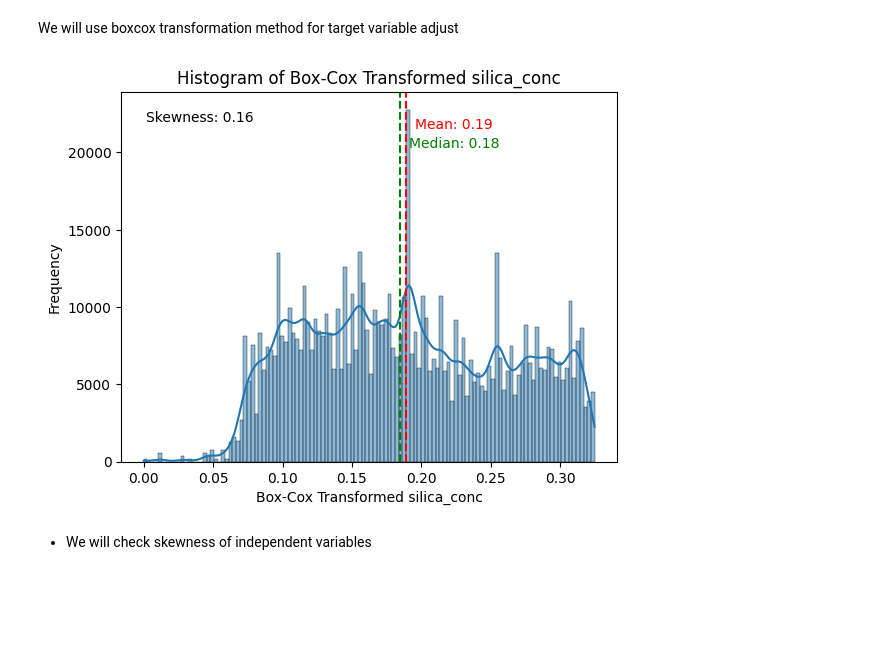
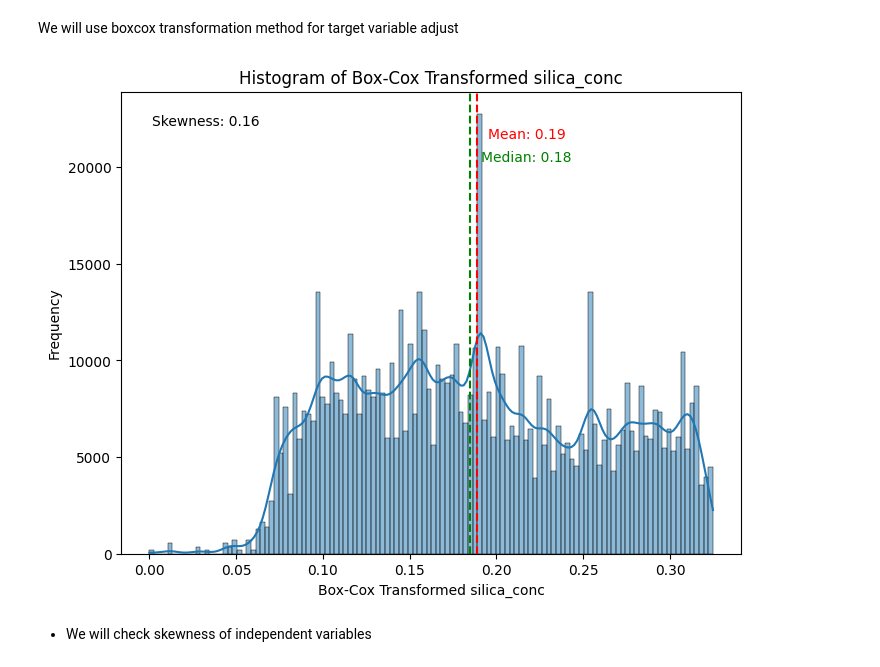
Before and after one commit to ArifAygun/Iron-Ore-Froth-Flotation-Quality-Prediction, a Jupyter notebook: AA_Iron_Ore_Froth_Flotation_Quality_Prediction.ipynb, the cells around one changed output. Cells and saved outputs as stored; diff of their text form; code cells hidden in the pictures; blank space fills up the shorter version.

```diff
--- a/AA_Iron_Ore_Froth_Flotation_Quality_Prediction.ipynb
+++ b/AA_Iron_Ore_Froth_Flotation_Quality_Prediction.ipynb
@@ -668,35 +668,37 @@ We will use boxcox transformation method for target variable adjust
 # %%
 from scipy.stats import boxcox
 import numpy as np
+
+fig, ax = plt.subplots(figsize=(8, 6))
 
 # Add a constant value to shift the data
 shifted_data = flotation['silica_conc'] + abs(min(flotation['silica_conc'])) + 1
 
 # Apply Box-Cox transformation
 transformed, lambda_value = boxcox(shifted_data)
 
 # Calculate the skewness of the transformed data
 transformed_skewness = skew(transformed)
 
 # Create the histogram of the transformed data
 sns.histplot(transformed, kde=True)
 plt.axvline(np.mean(transformed), color='r', linestyle='--')
 plt.axvline(np.median(transformed), color='g', linestyle='--')
 plt.text(np.mean(transformed) + 0.02 * (max(transformed) - min(transformed)),
          0.9 * plt.ylim()[1], f'Mean: {np.mean(transformed):.2f}', color='r')
 plt.text(np.median(transformed) + 0.02 * (max(transformed) - min(transformed)),
          0.85 * plt.ylim()[1], f'Median: {np.median(transformed):.2f}', color='g')
 plt.text(0.05, 0.95, f'Skewness: {transformed_skewness:.2f}',
          transform=plt.gca().transAxes, ha='left', va='top')
 
 # Set plot title and labels
 plt.title('Histogram of Box-Cox Transformed silica_conc')
 plt.xlabel('Box-Cox Transformed silica_conc')
 plt.ylabel('Frequency')
 
 plt.show()
 # %% [output]
-[figure, old version]
+[figure, new version]
 # %% [markdown]
 - We will check skewness of independent variables
 # %%
```
